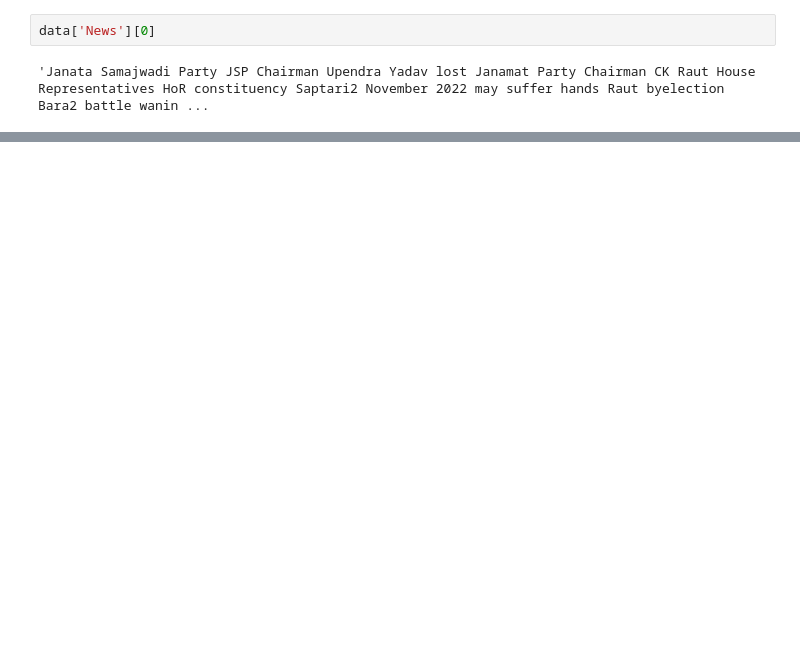
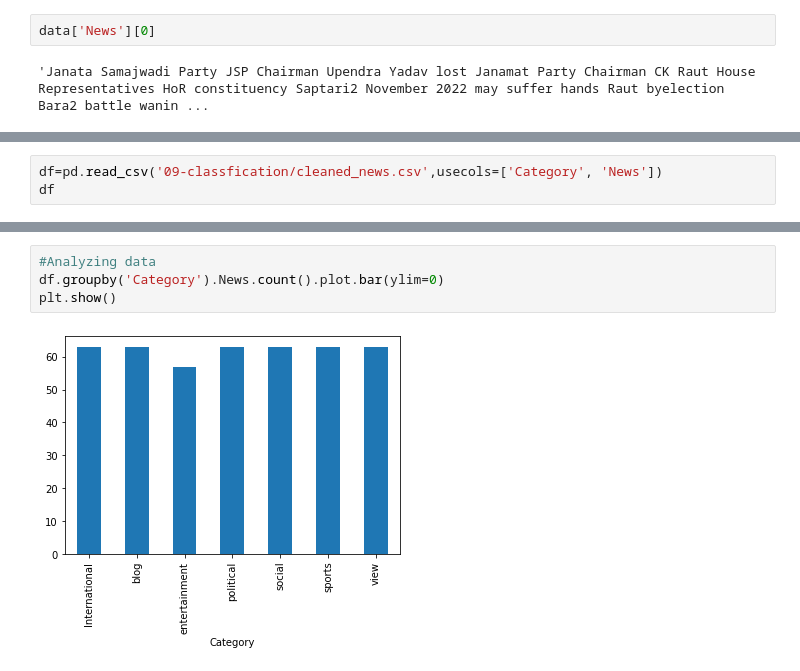
Before and after one commit to Bibhuti4086mukhiya/data-science, a Jupyter notebook: 09-classfication.ipynb, the cells around one changed output, grey strips where cells are left out. Saved outputs shown, nothing was run; the diff lists cells and outputs as text; blank space fills up the shorter version.

```diff
--- a/09-classfication.ipynb
+++ b/09-classfication.ipynb
@@ -144,0 +149,3 @@ data['News'][0]
+# %%
+df=pd.read_csv('09-classfication/cleaned_news.csv',usecols=['Category', 'News'])
+df
@@ -144,0 +166,6 @@ data['News'][0]
+# %%
+#Analyzing data
+df.groupby('Category').News.count().plot.bar(ylim=0)
+plt.show()
+# %% [output]
+[figure, added]
```
Also changed, not shown: parts of 16 cells of this notebook, 5 other files.
